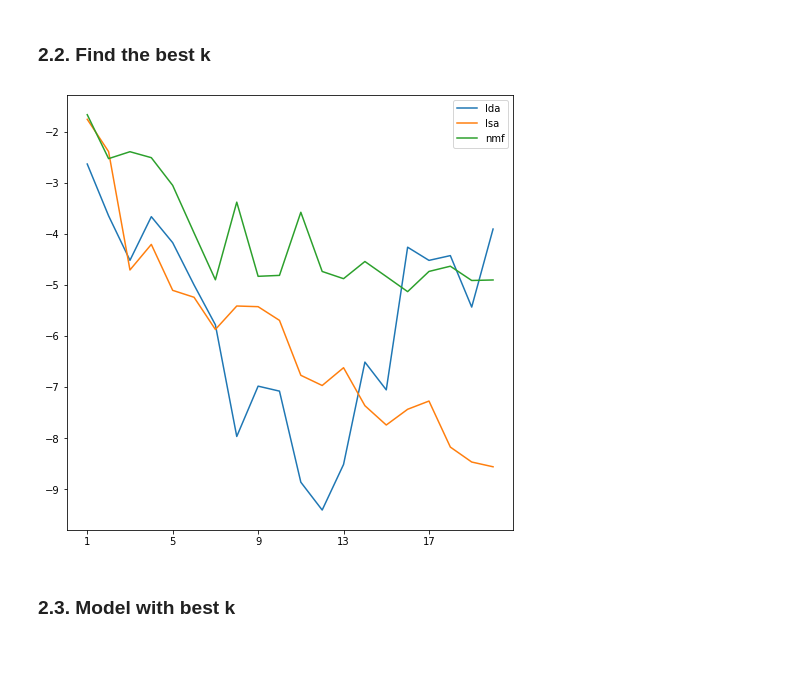
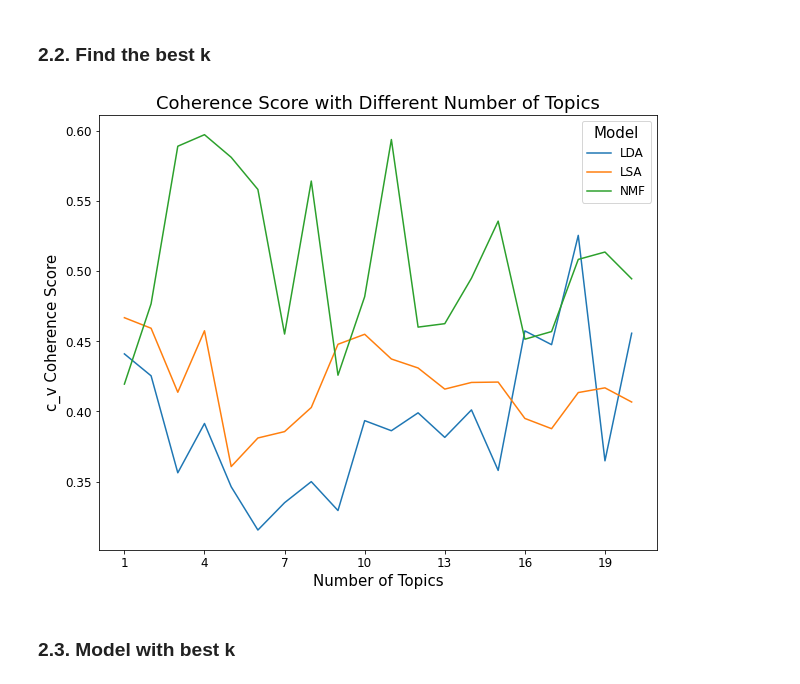
Before and after one commit to NeilChenccc/Optimization-Topic-Modeling, a Jupyter notebook: Project_Source_Code.ipynb, the cells around one changed output. Cells and saved outputs as stored; diff of their text form; code cells hidden in the pictures; blank space fills up the shorter version.

```diff
--- a/Project_Source_Code.ipynb
+++ b/Project_Source_Code.ipynb
@@ -75,27 +76,32 @@ co_nmf = []
 for k in k_ls:
 
     lda_model = LdaModel(corpus = corpus, num_topics = k, id2word = dictionary, random_state = 561, iterations=1000, chunksize=50)
-    cm = CoherenceModel(model = lda_model, texts=texts, dictionary=dictionary, coherence = 'u_mass').get_coherence()
+    cm = CoherenceModel(model = lda_model, texts=texts, dictionary=dictionary, coherence = 'c_v').get_coherence()
     co_lda.append(cm)
 
     nmf_model = Nmf(corpus = corpus, num_topics=k, id2word=dictionary, random_state=561, w_max_iter=1000, chunksize=50)
-    cm = CoherenceModel(model = nmf_model, texts=texts, dictionary=dictionary, coherence = 'u_mass').get_coherence()
+    cm = CoherenceModel(model = nmf_model, texts=texts, dictionary=dictionary, coherence = 'c_v').get_coherence()
     co_nmf.append(cm)
 
     lsa_model = LsiModel(corpus = corpus, num_topics = k, id2word = dictionary, power_iters=3, chunksize=50)
-    cm = CoherenceModel(model = lsa_model, texts=texts, dictionary=dictionary, coherence = 'u_mass').get_coherence()
+    cm = CoherenceModel(model = lsa_model, texts=texts, dictionary=dictionary, coherence = 'c_v').get_coherence()
     co_lsa.append(cm)
 # %%
-fig, ax = plt.subplots(figsize = (8,8))
+fig, ax = plt.subplots(figsize = (10,8))
 
-ax.plot(k_ls, co_lda, label = "lda")
-ax.plot(k_ls, co_lsa, label = "lsa")
-ax.plot(k_ls, co_nmf, label = "nmf")
-plt.xticks(ticks = range(1,21,4))
-plt.legend()
+ax.plot(k_ls, co_lda, label = "LDA")
+ax.plot(k_ls, co_lsa, label = "LSA")
+ax.plot(k_ls, co_nmf, label = "NMF")
+plt.xticks(ticks = range(1,21,3), fontsize=12)
+plt.yticks(fontsize=12)
+plt.xlabel("Number of Topics", fontsize=15)
+plt.ylabel("c_v Coherence Score", fontsize=15)
+plt.title("Coherence Score with Different Number of Topics", fontsize=18)
+plt.legend(title = "Model", title_fontsize=15, fontsize=12)
+plt.savefig("visualization/coherence_score.png",dpi=300)
 plt.show()
 # %% [output]
-[figure, old version]
+[figure, new version]
 # %% [markdown]
 ### 2.3. Model with best k
 # %%
```
Also changed, not shown: parts of 45 cells of this notebook, 9 other files.
